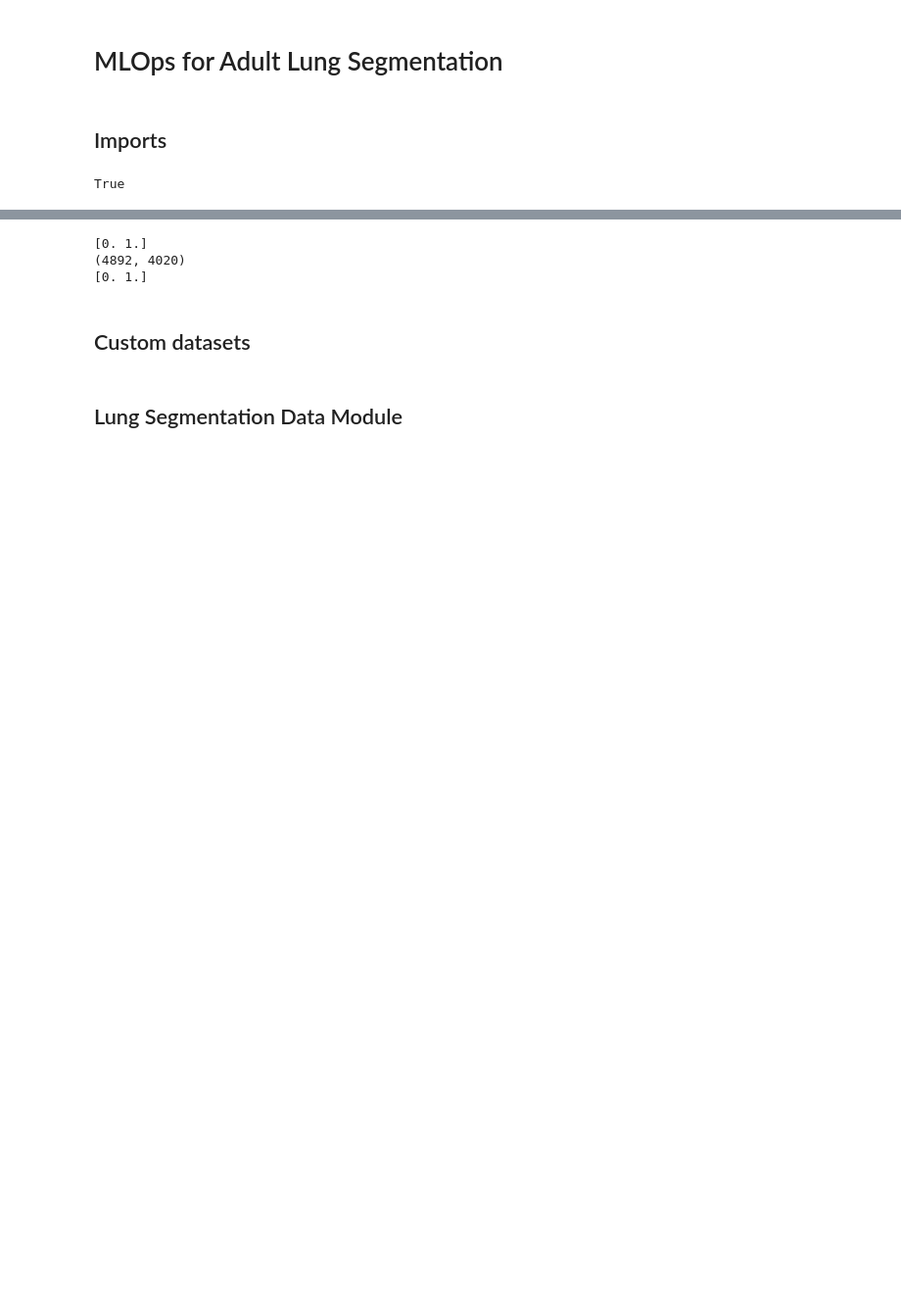
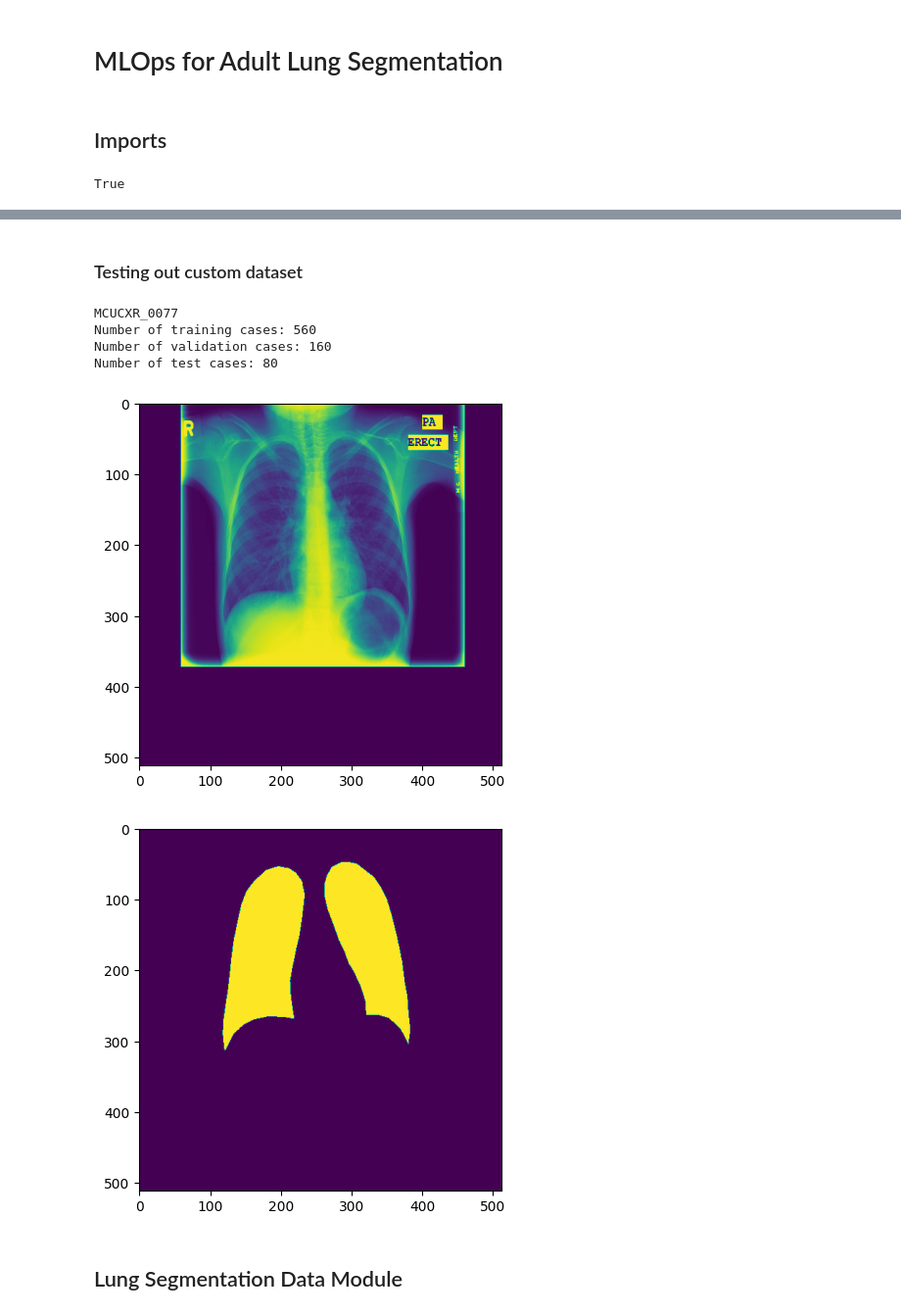
Before and after one commit to sadhana-r/LungAirSeg_MLOps, a Jupyter notebook: src/LungAirSegmentation.ipynb, the cells around one changed output, grey strips where cells are left out. Shown: that part at 98% size. Drawn from its saved outputs; the diff is of its cells as text; code cells hidden in the pictures; blank space fills up the shorter version.

Commit message:
Added Shenzen data and modified data module to include csv file

```diff
--- a/src/LungAirSegmentation.ipynb
+++ b/src/LungAirSegmentation.ipynb
@@ -57,30 +105 @@ True
-# %%
-# ROOT_DIR = "C:/Users/sadhana.ravikumar/Documents/LungAirProject/LungAir_MLOps"
-
-DATA_DIR = os.path.join("../data","MontgomerySet") # CXR_png, ManualMask/leftMask, rightMask
-
-image_path = os.path.join(DATA_DIR,'CXR_png')
-leftmask_path = os.path.join(DATA_DIR,'ManualMask','leftMask')
-rightmask_path = os.path.join(DATA_DIR,'ManualMask','rightMask')
-
-list = os.listdir(image_path)
-idx = 3
-
-left_name = os.path.join(leftmask_path,list[idx])
-right_name = os.path.join(rightmask_path,list[idx])
-
-left = sitk.GetArrayFromImage(sitk.ReadImage(left_name))/255
-right = sitk.GetArrayFromImage(sitk.ReadImage(right_name))/255
-
-seg = left+right
-
-print(np.unique(seg))
-print(left.shape)
-print(np.unique(right))
-# %% [output]
-[0. 1.]
-(4892, 4020)
-[0. 1.]
-# %% [markdown]
-## Custom datasets
 # %%
@@ -146,6 +170,56 @@ class LungSegmentationDataset(Dataset):
             sample = self.transform(sample)
 
         return sample
+# %% [markdown]
+### Testing out custom dataset
+# %%
+transforms = Compose([EnsureChannelFirstd(keys=['image','label'], channel_dim='no_channel'),
+            Resized(keys=['image','label'], spatial_size = (512,512), mode=("bilinear","nearest")),
+            NormalizeIntensityd(keys=['image','label']),
+            ToTensord(keys=['image','label'])])
+
+aug_transforms = RandAffined(keys=['image','label'],mode=('bilinear','nearest'),prob=0.4,rotate_range=(np.pi/2, 0, 0))
+
+ds = LungSegmentationDataset(os.path.join(DATA_DIR,'datalist.csv'),transforms=transforms)
+aug_ds = ApplyTransform(ds, aug_transforms)
+
+sample = aug_ds[4]
+
+import matplotlib.pyplot as plt
+img = sample["image"]
+seg = sample["label"]
+print(sample['id'])
+plt.imshow(img[0])
+plt.figure()
+plt.imshow(seg[0])
+
+generator = torch.Generator().manual_seed(42)
+train_ds, val_ds, test_ds = random_split(ds,[0.7,0.2,0.1], generator=generator)
+print("Number of training cases:", len(train_ds))
+print("Number of validation cases:", len(val_ds))
+print("Number of test cases:", len(test_ds))
+
+train_dataloader = DataLoader(train_ds,
+            batch_size = 2,
+            num_workers = 0,
+            shuffle=True)
+
+val_dataloader =DataLoader(val_ds,
+            batch_size = 2,
+            num_workers = 0,
+            shuffle=False)
+
+test_dataloader =DataLoader(test_ds,
+            batch_size = 2,
+            num_workers = 0,
+            shuffle=False)
+# %% [output]
+MCUCXR_0077
+Number of training cases: 560
+Number of validation cases: 160
+Number of test cases: 80
+[figure, added]
+[figure, added]
 # %% [markdown]
 ## Lung Segmentation Data Module
 # %%
```
Also changed, not shown: parts of 9 cells of this notebook, 3 other files.
